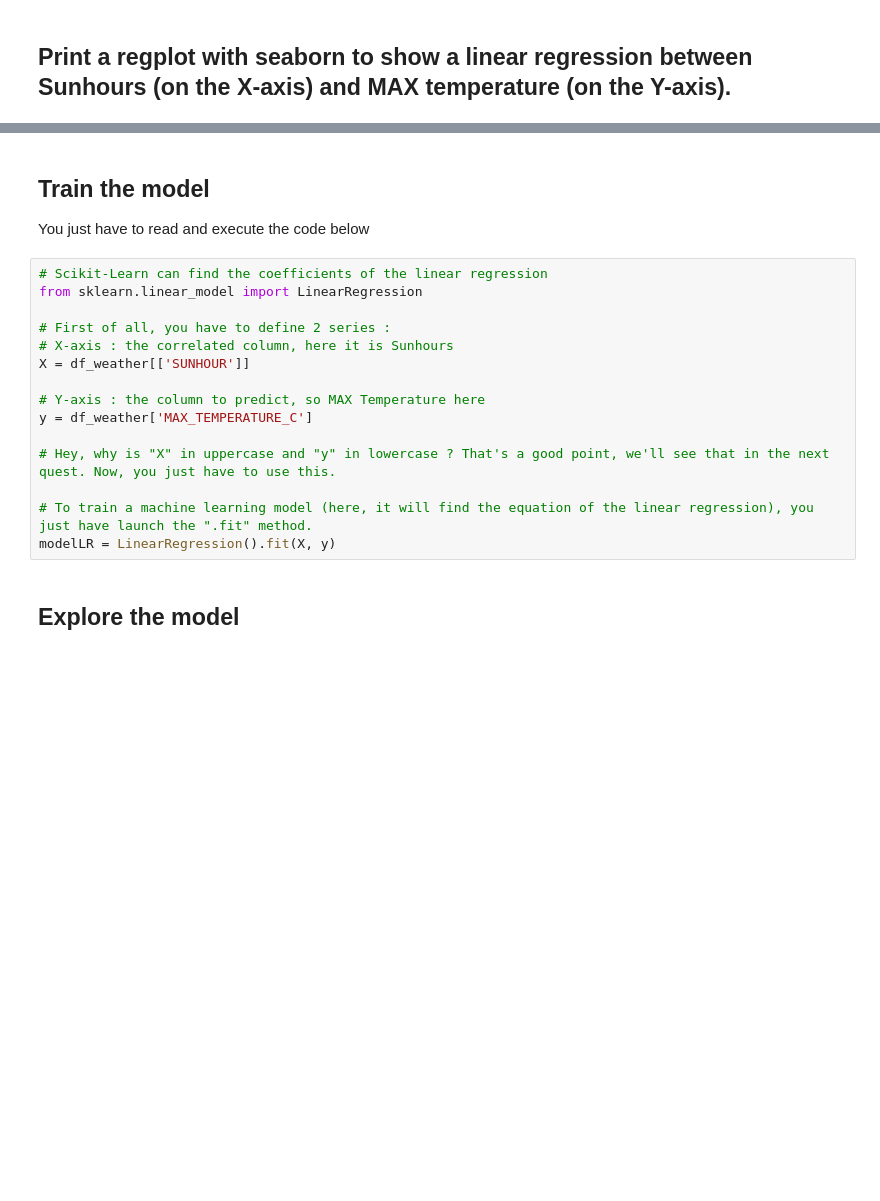
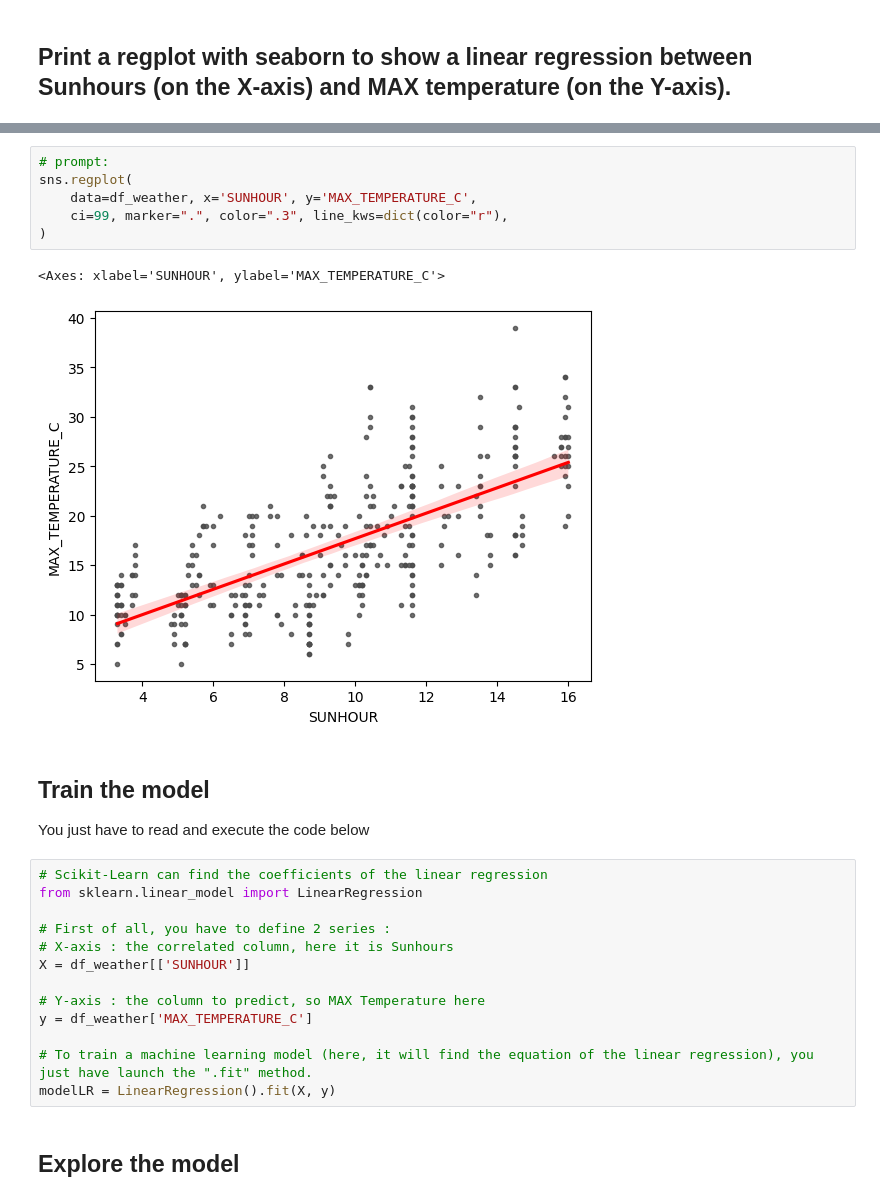
Before and after one commit to GaetanRigaut/1.1-ML---Simple-linear-regression, a Jupyter notebook: 1_1_ML_Simple_linear_regression_(univariate).ipynb, the cells around one changed output, grey strips where cells are left out. Cells and saved outputs as stored; diff of their text form; blank space fills up the shorter version.

```diff
--- a/1_1_ML_Simple_linear_regression_(univariate).ipynb
+++ b/1_1_ML_Simple_linear_regression_(univariate).ipynb
@@ -22,3 +44,12 @@ Let's start with univariate Linear regression, to learn the syntax.
+# %%
+# prompt:
+sns.regplot(
+    data=df_weather, x='SUNHOUR', y='MAX_TEMPERATURE_C',
+    ci=99, marker=".", color=".3", line_kws=dict(color="r"),
+)
+# %% [output]
+<Axes: xlabel='SUNHOUR', ylabel='MAX_TEMPERATURE_C'>
+[figure, added]
 # %% [markdown]
 ## Train the model
 You just have to read and execute the code below
@@ -33,8 +64,6 @@ X = df_weather[['SUNHOUR']]
 # Y-axis : the column to predict, so MAX Temperature here
 y = df_weather['MAX_TEMPERATURE_C']
 
-# Hey, why is "X" in uppercase and "y" in lowercase ? That's a good point, we'll see that in the next quest. Now, you just have to use this.
-
 # To train a machine learning model (here, it will find the equation of the linear regression), you just have launch the ".fit" method.
 modelLR = LinearRegression().fit(X, y)
 # %% [markdown]
```
Also changed, not shown: parts of 18 cells of this notebook.
